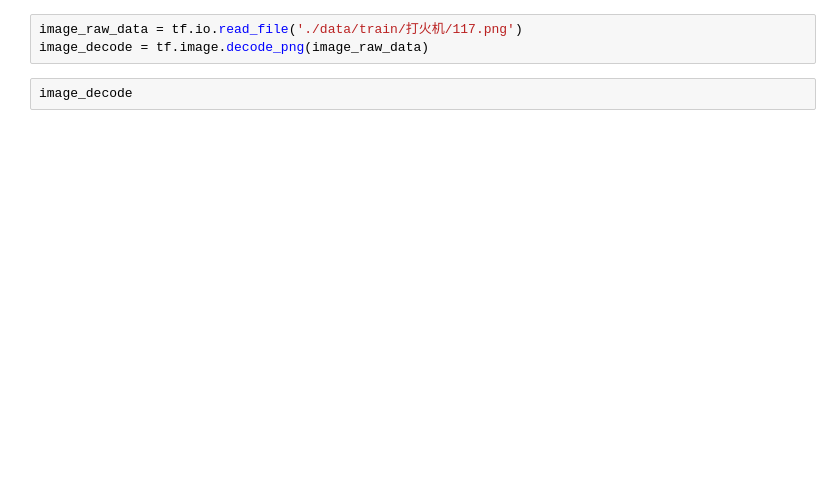
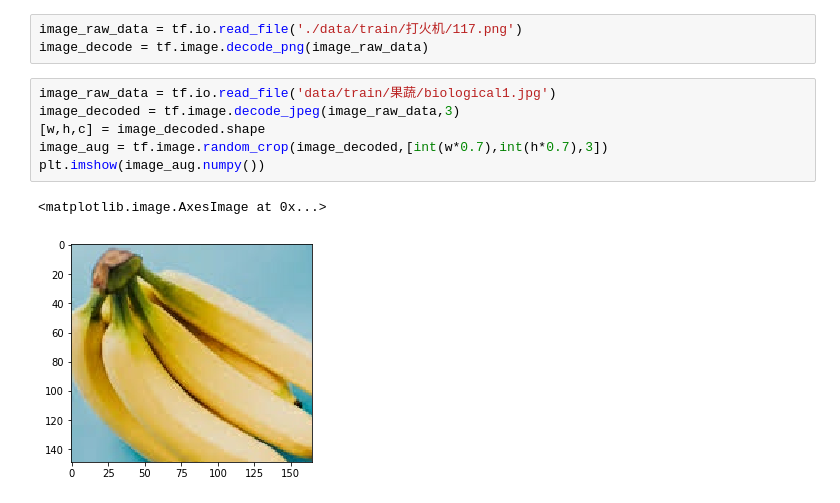
Before and after one commit to iMbaGong/classify_garbage, a Jupyter notebook: augmentation.ipynb, the cells around one changed output. Saved outputs shown, nothing was run; the diff lists cells and outputs as text; blank space fills up the shorter version.

```diff
--- a/augmentation.ipynb
+++ b/augmentation.ipynb
@@ -103,5 +152,12 @@ tf.Tensor(
 # %%
 image_raw_data = tf.io.read_file('./data/train/打火机/117.png')
 image_decode = tf.image.decode_png(image_raw_data)
-# %%
-image_decode
+# %%
+image_raw_data = tf.io.read_file('data/train/果蔬/biological1.jpg')
+image_decoded = tf.image.decode_jpeg(image_raw_data,3)
+[w,h,c] = image_decoded.shape
+image_aug = tf.image.random_crop(image_decoded,[int(w*0.7),int(h*0.7),3])
+plt.imshow(image_aug.numpy())
+# %% [output]
+<matplotlib.image.AxesImage at 0x...>
+[figure, added]
```
Also changed, not shown: parts of 7 cells of this notebook, 33 other files.
